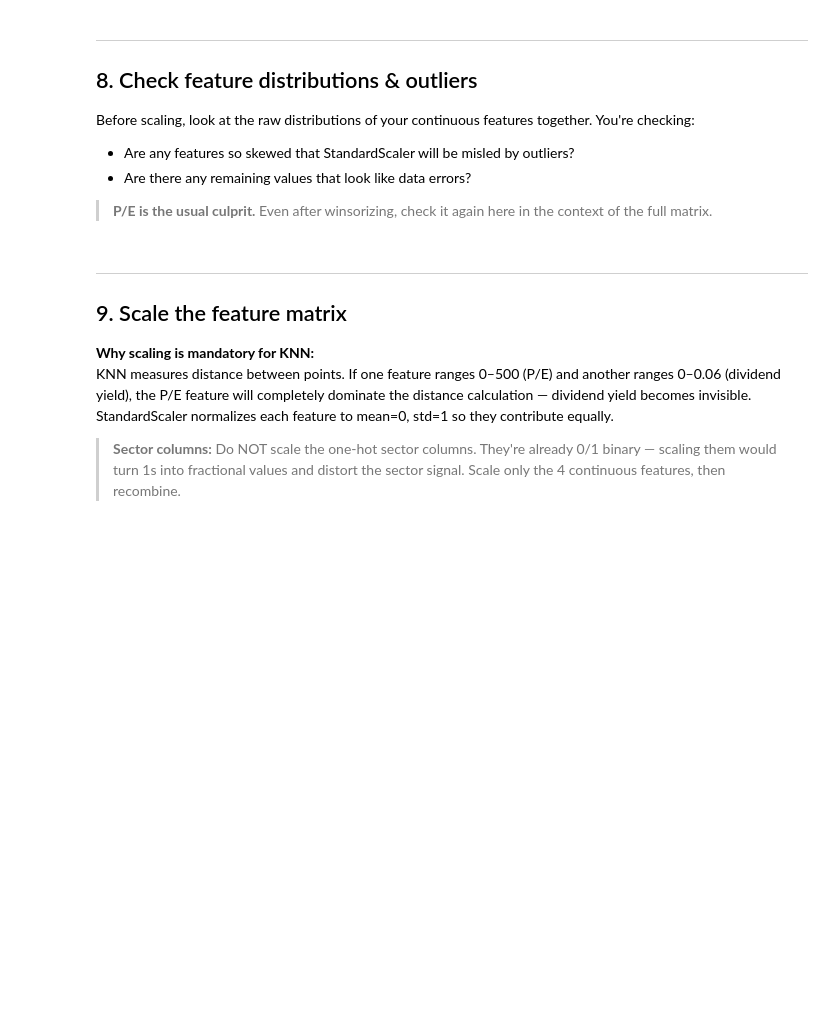
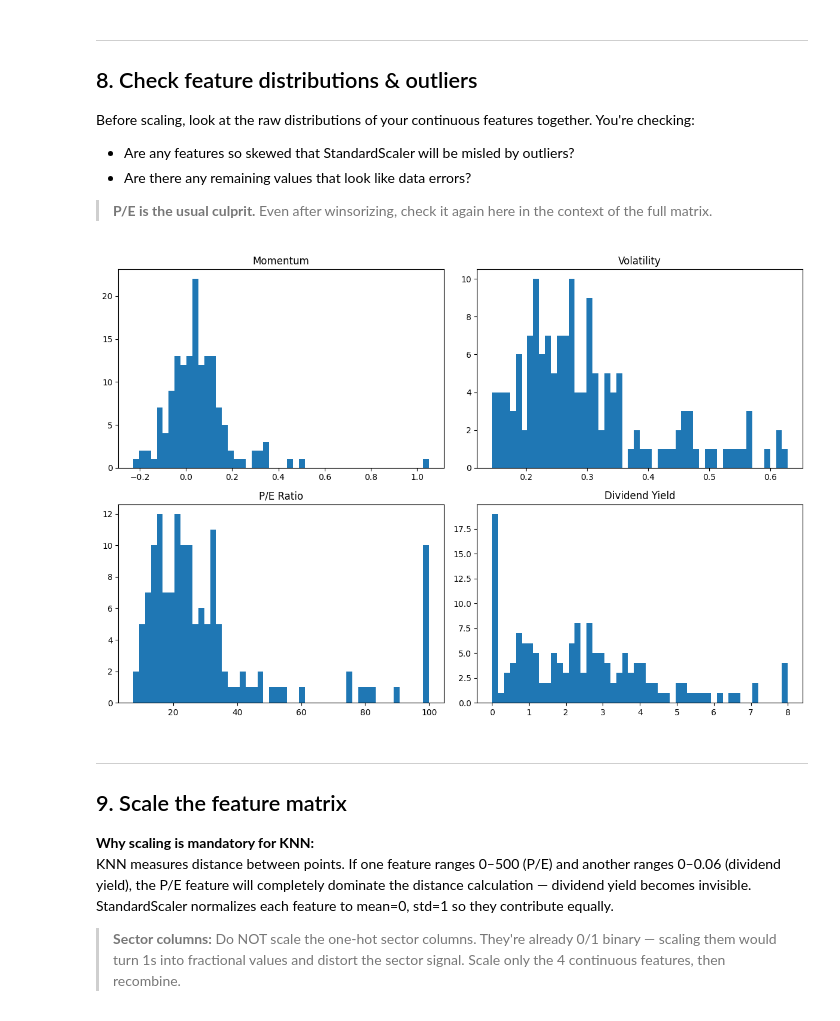
Before and after one commit to tanishakhabe/SmartStocks-Revamp, a Jupyter notebook: backend/notebooks/02_feature_engineering.ipynb, the cells around one changed output. Saved outputs shown, nothing was run; the diff lists cells and outputs as text; code cells hidden in the pictures; blank space fills up the shorter version.

```diff
--- a/backend/notebooks/02_feature_engineering.ipynb
+++ b/backend/notebooks/02_feature_engineering.ipynb
@@ -321,11 +450,30 @@ Combine all features into a single DataFrame, one row per ticker.
 > **Alignment check:** Before concatenating, verify all Series/DataFrames share the same index (ticker symbols). A silent index mismatch will scramble your features without throwing an error — this is one of the most common bugs in pandas feature pipelines.
 # %%
 # TODO: concatenate all features into one DataFrame (tickers as index)
+features_df = pd.DataFrame({
+    "momentum": recent_momentum,
+    "volatility": recent_volatility,
+    "pe_ratio": pd.Series(cleaned_pe),
+    "dividend_yield": pd.Series(dividend_yield)
+}).join(one_hot_sectors)
+
+
+
+
+
 # TODO: print shape — should be (n_tickers, 14) roughly
 #        (momentum, volatility, P/E, dividend_yield + 10 sector columns)
+print(features_df.shape)
+
+
+
 # TODO: print .head() and .describe() — inspect every column
+
 # TODO: check for any remaining nulls — print null counts per column
+print(features_df.isnull().sum())
+
 # TODO: drop or impute any remaining nulls before proceeding
+
 
 # QUESTION TO ANSWER: How many tickers made it into the final matrix?
 # Did you lose any compared to Notebook 1? Why?
@@ -341,12 +506,32 @@ Before scaling, look at the raw distributions of your continuous features togeth
 # %%
 # TODO: plot histograms for all 4 continuous features side by side
 #        (momentum, volatility, P/E, dividend_yield)
+
+plt.figure(figsize=(12, 8))
+plt.subplot(2, 2, 1)
+plt.hist(features_df["momentum"].dropna(), bins=50)
+plt.title("Momentum")
+plt.subplot(2, 2, 2)
+plt.hist(features_df["volatility"].dropna(), bins=50)
+plt.title("Volatility")
+plt.subplot(2, 2, 3)
+plt.hist(features_df["pe_ratio"].dropna(), bins=50)
+plt.title("P/E Ratio")
+plt.subplot(2, 2, 4)
+plt.hist(features_df["dividend_yield"].dropna(), bins=50)
+plt.title("Dividend Yield")
+plt.tight_layout()
+plt.show()
+
+
 # TODO: print .describe() for those 4 columns
 # TODO: identify any remaining outliers that concern you
 # TODO: apply any final cleaning before scaling
 
 # QUESTION TO ANSWER: Which feature has the most problematic distribution?
 # Does anything still need attention before scaling?
+# %% [output]
+[figure, added]
 # %% [markdown]
 ---
 ## 9. Scale the feature matrix
```
Also changed, not shown: parts of 13 cells of this notebook, 2 other files.
